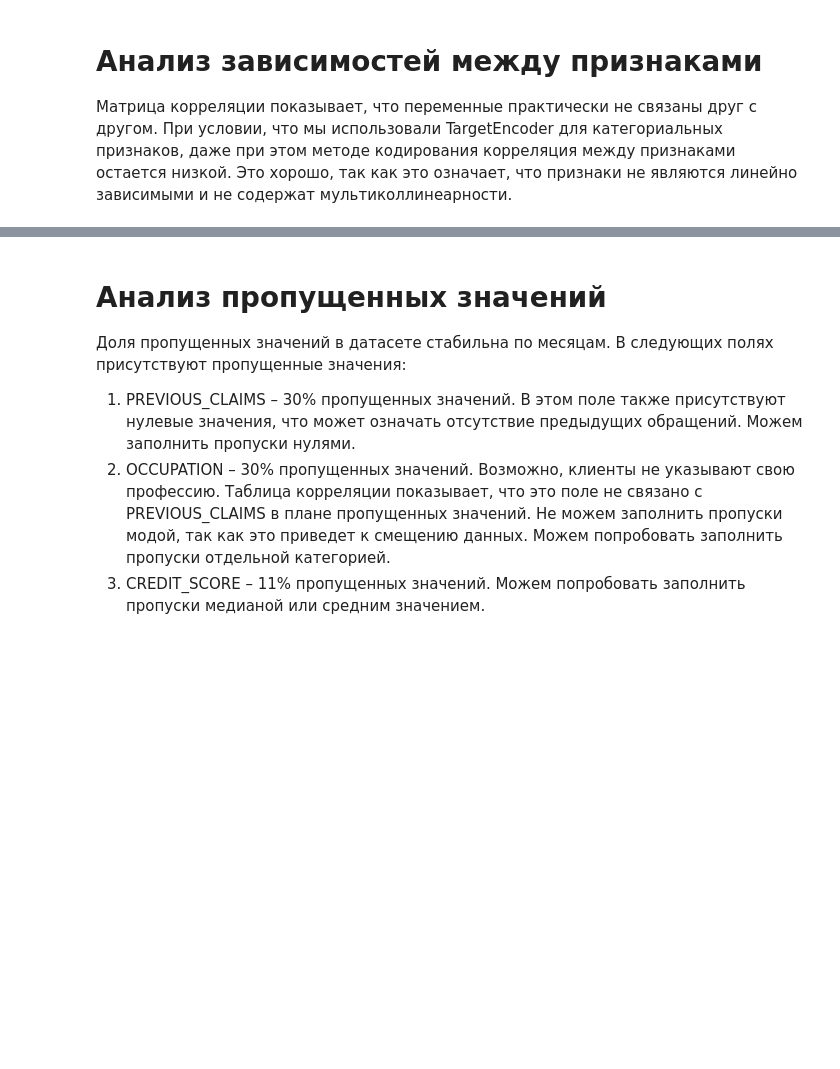
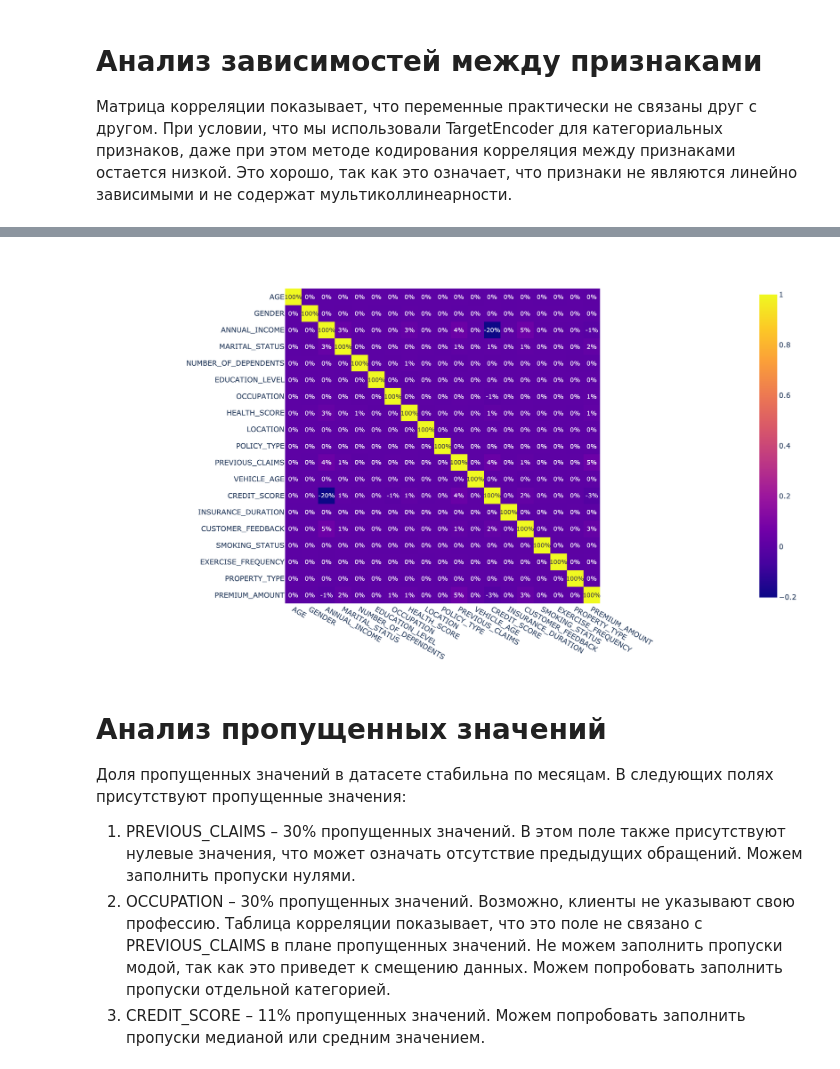
Before and after one commit to vktrbr/automl-itmo-insurance, a Jupyter notebook: notebooks/eda/N2_features_analysis.ipynb, the cells around one changed output, grey strips where cells are left out. Saved outputs shown, nothing was run; the diff lists cells and outputs as text; code cells hidden in the pictures; blank space fills up the shorter version.

```diff
--- a/notebooks/eda/N2_features_analysis.ipynb
+++ b/notebooks/eda/N2_features_analysis.ipynb
@@ -128,11 +178,13 @@ pd.DataFrame({
 # %%
-corr_table = data_enc.corr()
+corr_table = data_enc.drop(columns=["ID", "POLICY_START_DATE"]).corr()
 
 fig_corr = px.imshow(corr_table, text_auto=".0%")
 fig_corr = fig_corr.update_xaxes(nticks=20)
 fig_corr = fig_corr.update_yaxes(nticks=30)
 
 fig_corr.show(**vs)
+# %% [output]
+[figure, added]
 # %% [markdown]
 # Анализ пропущенных значений
 
```
Also changed, not shown: parts of 11 cells of this notebook, 1 other file.
